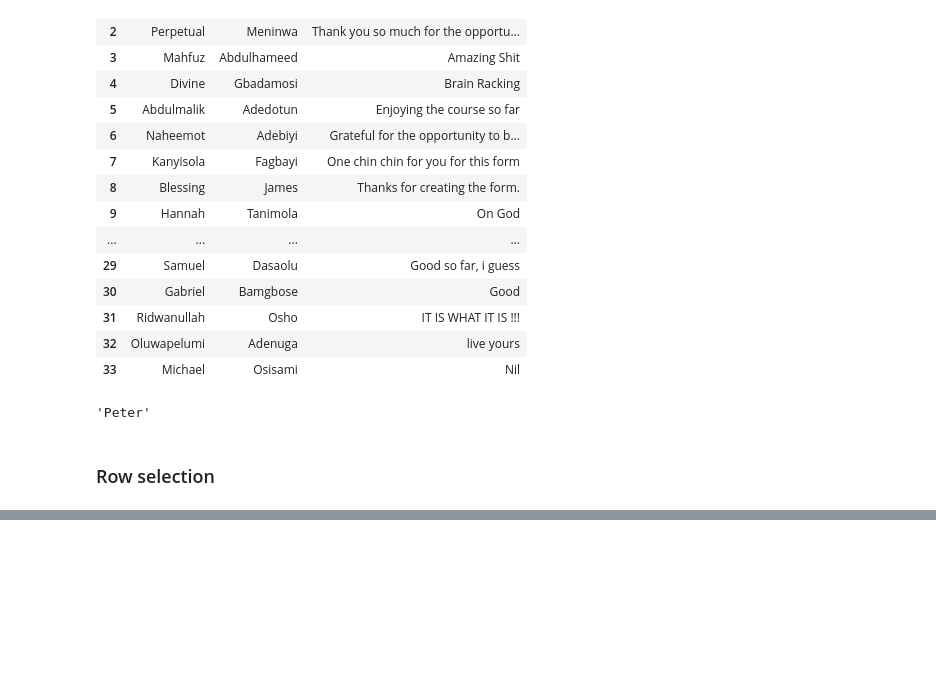
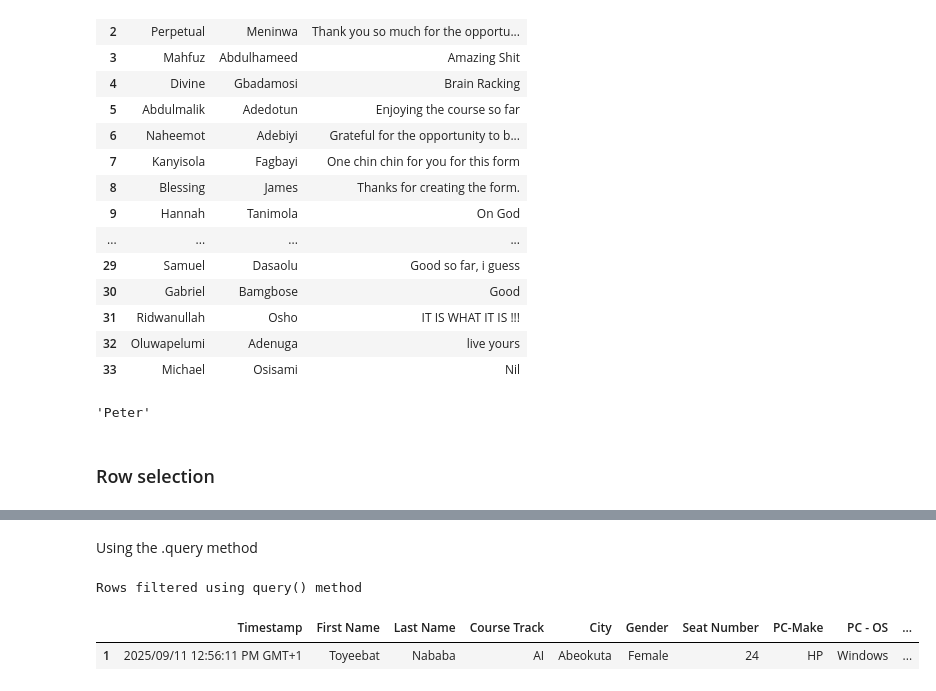
Before and after one commit to KudoroEsther/Files-Data_Analysis-, a Jupyter notebook: Pandas/UnderstandingPandas.ipynb, the cells around one changed output, grey strips where cells are left out. Saved outputs shown, nothing was run; the diff lists cells and outputs as text; code cells hidden in the pictures; blank space fills up the shorter version.

```diff
--- a/Pandas/UnderstandingPandas.ipynb
+++ b/Pandas/UnderstandingPandas.ipynb
@@ -321,0 +404,11 @@ df.iloc[0:5] #selects rows from index 0 to 5
+# %% [markdown]
+Using the .query method
+# %%
+# Using the query() to filter rows where Course_Track is AI
+query_filterd = df.query("City == 'Abeokuta' and Feedback == 'Excellent'")
+print("Rows filtered using query() method")
+query_filterd
+# %% [output]
+Rows filtered using query() method
+|  | Timestamp | First Name | Last Name | Course Track | City | Gender | Seat Number | PC-Make | PC - OS | ... |
+| 1 | 2025/09/11 12:56:11 PM GMT+1 | Toyeebat | Nababa | AI | Abeokuta | Female | 24 | HP | Windows | ... |
```
Also changed, not shown: parts of 5 cells of this notebook.
